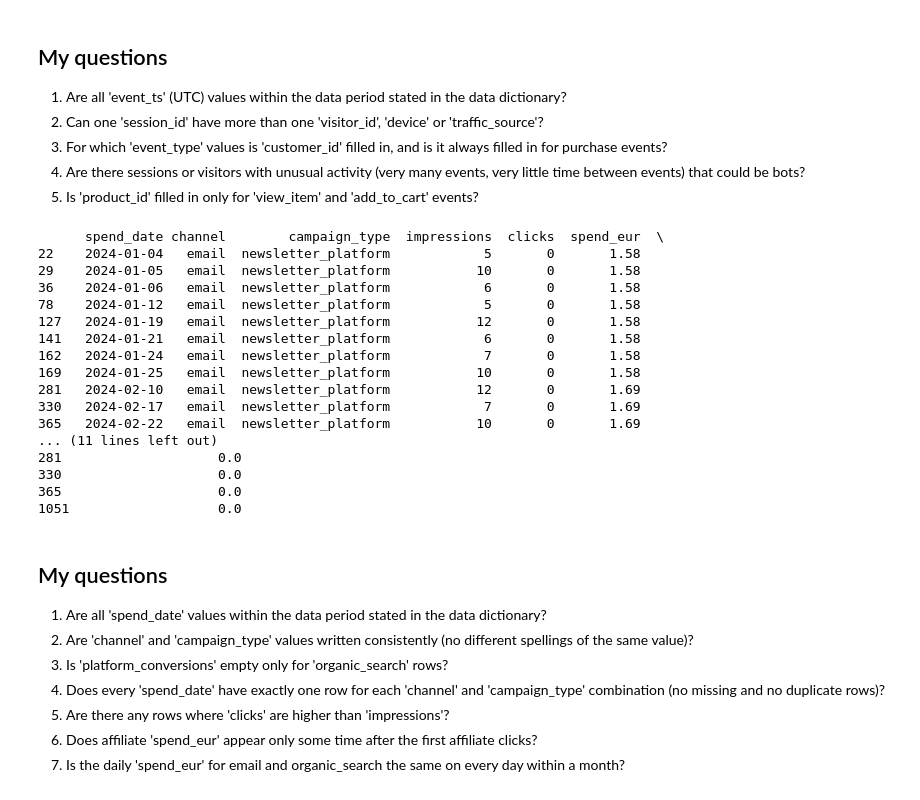
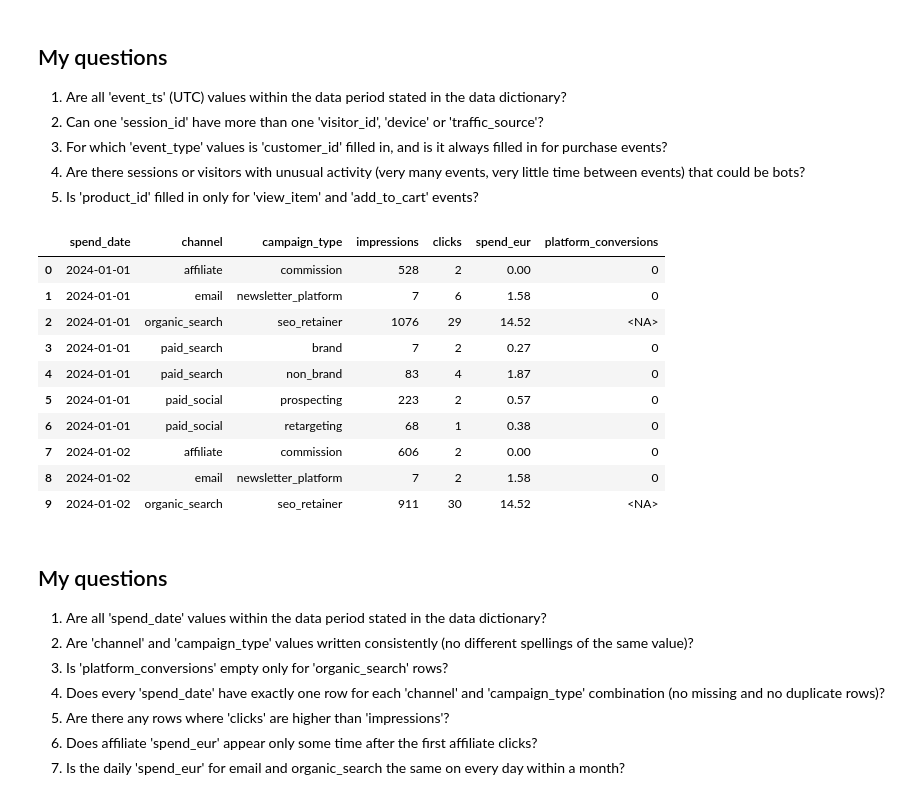
Before and after one commit to egidijus-zilis/ecommerce-analysis, a Jupyter notebook: notebooks/01_profiling.ipynb, the cells around one changed output. Saved outputs shown, nothing was run; the diff lists cells and outputs as text; code cells hidden in the pictures.

```diff
--- a/notebooks/01_profiling.ipynb
+++ b/notebooks/01_profiling.ipynb
@@ -108,26 +118,18 @@ user_events.head(10)
 5. Is 'product_id' filled in only for 'view_item' and 'add_to_cart' events?
 # %%
 marketing_spend.head(10)
-marketing_spend_1 = marketing_spend[(marketing_spend['clicks'] == 0) & (marketing_spend['spend_eur'] > 0)]
-print(marketing_spend_1)
 # %% [output]
-      spend_date channel        campaign_type  impressions  clicks  spend_eur  \
-22    2024-01-04   email  newsletter_platform            5       0       1.58
-29    2024-01-05   email  newsletter_platform           10       0       1.58
-36    2024-01-06   email  newsletter_platform            6       0       1.58
-78    2024-01-12   email  newsletter_platform            5       0       1.58
-127   2024-01-19   email  newsletter_platform           12       0       1.58
-141   2024-01-21   email  newsletter_platform            6       0       1.58
-162   2024-01-24   email  newsletter_platform            7       0       1.58
-169   2024-01-25   email  newsletter_platform           10       0       1.58
-281   2024-02-10   email  newsletter_platform           12       0       1.69
-330   2024-02-17   email  newsletter_platform            7       0       1.69
-365   2024-02-22   email  newsletter_platform           10       0       1.69
-... (11 lines left out)
-281                    0.0
-330                    0.0
-365                    0.0
-1051                   0.0
+|  | spend_date | channel | campaign_type | impressions | clicks | spend_eur | platform_conversions |
+| 0 | 2024-01-01 | affiliate | commission | 528 | 2 | 0.00 | 0 |
+| 1 | 2024-01-01 | email | newsletter_platform | 7 | 6 | 1.58 | 0 |
+| 2 | 2024-01-01 | organic_search | seo_retainer | 1076 | 29 | 14.52 | <NA> |
+| 3 | 2024-01-01 | paid_search | brand | 7 | 2 | 0.27 | 0 |
+| 4 | 2024-01-01 | paid_search | non_brand | 83 | 4 | 1.87 | 0 |
+| 5 | 2024-01-01 | paid_social | prospecting | 223 | 2 | 0.57 | 0 |
+| 6 | 2024-01-01 | paid_social | retargeting | 68 | 1 | 0.38 | 0 |
+| 7 | 2024-01-02 | affiliate | commission | 606 | 2 | 0.00 | 0 |
+| 8 | 2024-01-02 | email | newsletter_platform | 7 | 2 | 1.58 | 0 |
+| 9 | 2024-01-02 | organic_search | seo_retainer | 911 | 30 | 14.52 | <NA> |
 # %% [markdown]
 ## My questions
 1. Are all 'spend_date' values within the data period stated in the data dictionary?
```
Also changed, not shown: parts of 9 cells of this notebook, 1 other file.
